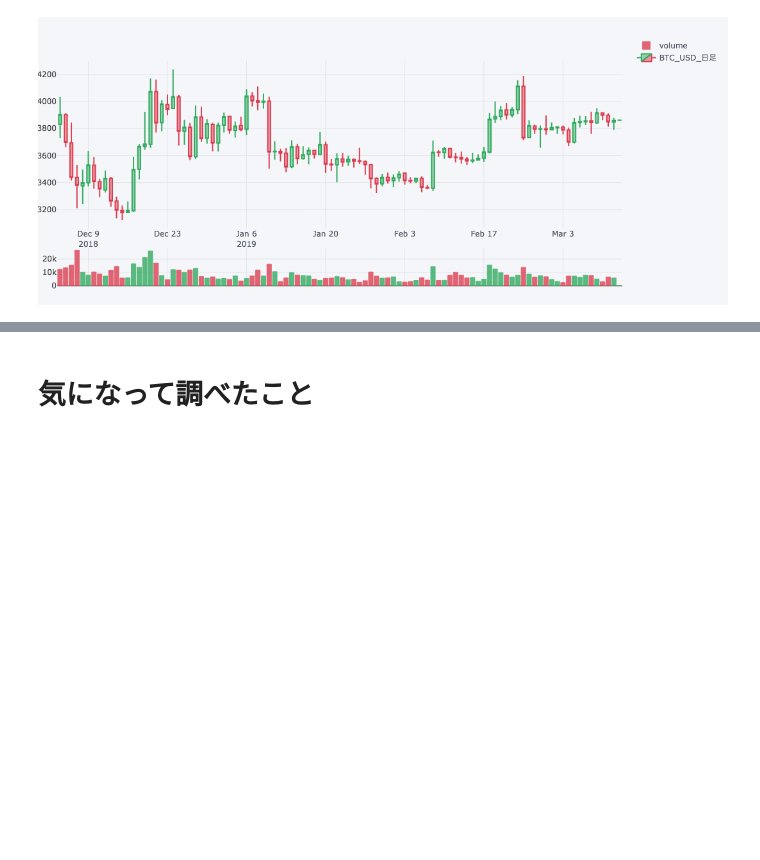
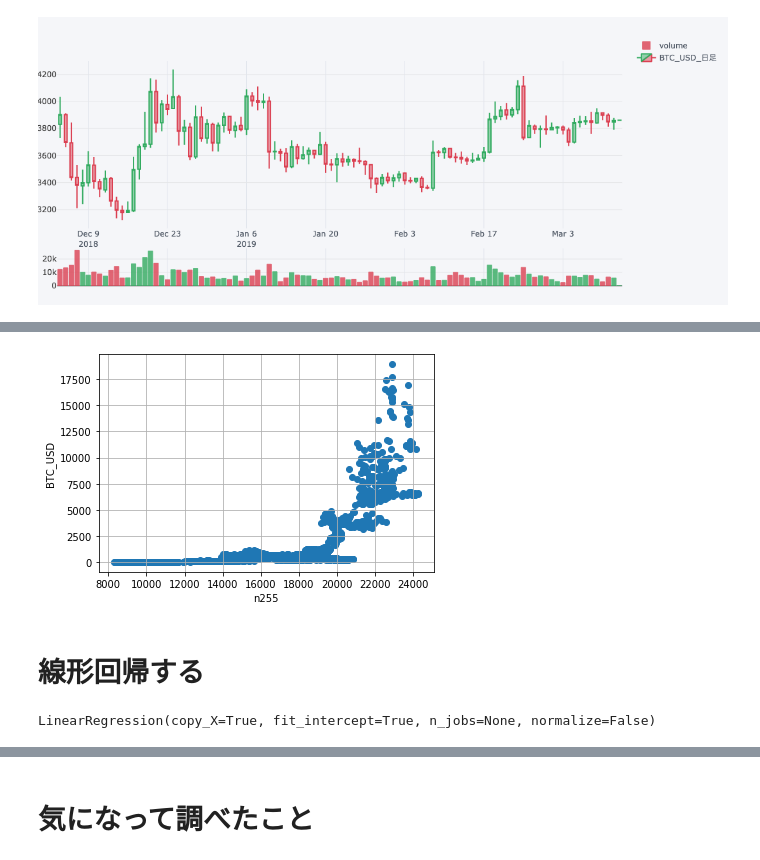
Before and after one commit to MiraiChino/ensemble, a Jupyter notebook: a.ipynb, the cells around one changed output, grey strips where cells are left out. Cells and saved outputs as stored; diff of their text form; code cells hidden in the pictures; blank space fills up the shorter version.

Commit message:
:poop: predict(linear_reg): :poop: :poop: :poop:

```diff
--- a/a.ipynb
+++ b/a.ipynb
@@ -80,0 +133,4 @@ qf.iplot(up_color=green, down_color=red, name="BTC_USD_日足")
+# %%
+XY = pd.merge(n255, df_day, on="Timestamp_UTC", how="inner")
+XY = XY.dropna()
+XY
@@ -80,0 +157,25 @@ qf.iplot(up_color=green, down_color=red, name="BTC_USD_日足")
+# %%
+import matplotlib.pyplot as plt
+X = XY["close_x"].to_frame()
+Y = XY["close_y"].to_frame()
+plt.scatter(X, Y)
+plt.xlabel("n255")
+plt.ylabel("BTC_USD")
+plt.grid()
+plt.show()
+# %% [output]
+[figure, added]
+# %% [markdown]
+# 線形回帰する
+# %%
+from sklearn.model_selection import train_test_split
+from sklearn.linear_model import LinearRegression
+
+split_time = datetime.strptime("2018-01-4", "%Y-%m-%d")
+train_x, train_y = X[X.index <= split_time] ,Y[Y.index <= split_time]
+test_x,  test_y = X[split_time < X.index] ,Y[split_time < Y.index]
+
+model = LinearRegression()
+model.fit(train_x, train_y)
+# %% [output]
+LinearRegression(copy_X=True, fit_intercept=True, n_jobs=None, normalize=False)
```
Also changed, not shown: parts of 10 cells of this notebook.
